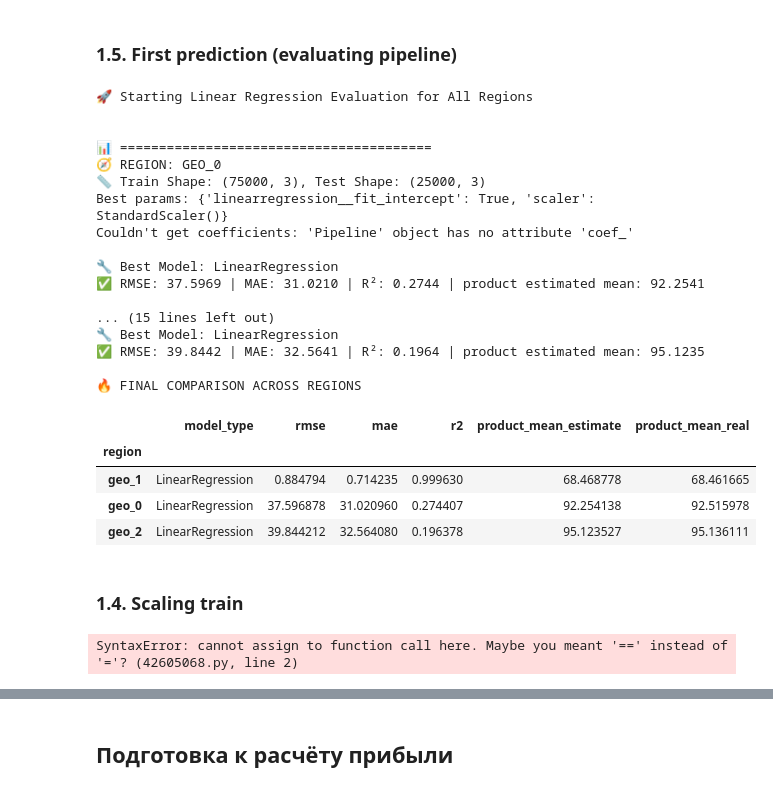
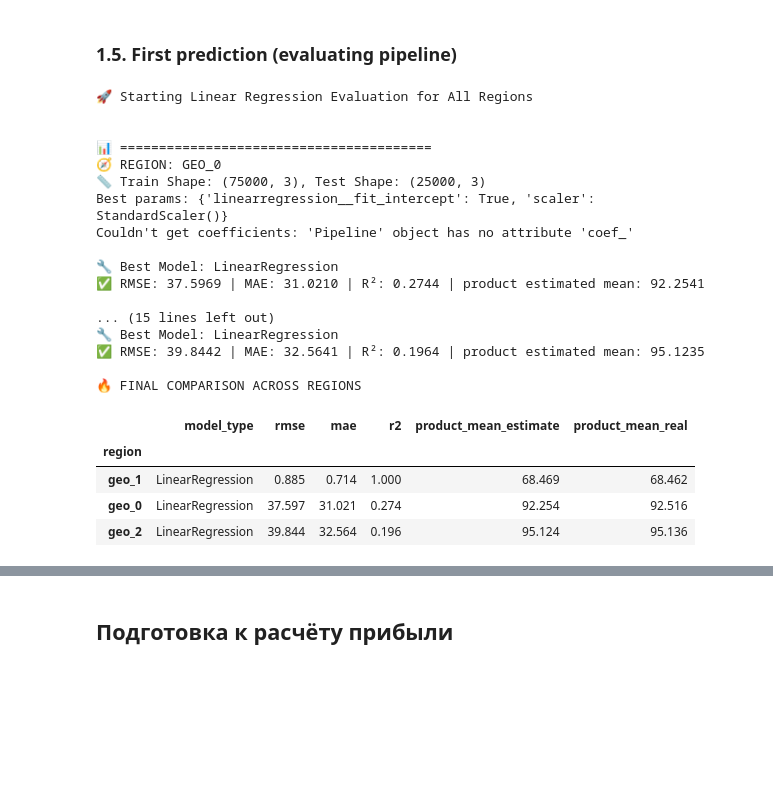
Before and after one commit to Galordas/YNDX_DS, a Jupyter notebook: 7/3. Выбор локации для скважины.ipynb, the cells around one changed output, grey strips where cells are left out. Cells and saved outputs as stored; diff of their text form; code cells hidden in the pictures; blank space fills up the shorter version.

```diff
--- a/7/3. Выбор локации для скважины.ipynb
+++ b/7/3. Выбор локации для скважины.ipynb
@@ -40,6 +40,11 @@ from sklearn.linear_model import LinearRegression
 from sklearn.model_selection import GridSearchCV
 from sklearn.metrics import mean_absolute_error, r2_score, mean_squared_error
 from sklearn.pipeline import Pipeline
+
+# Не ограничиваем максимальное количество отображающихся столбцов
+pd.set_option('display.max_columns', None)
+# Настроим, чтобы числа в датасетах отражались с 3 знаками после запятой;
+pd.set_option('display.float_format', '{:.3f}'.format)
 # %% [markdown]
 ### 1.1. Data
 # %%
@@ -218,3 +191,36 @@ plt.tight_layout()
 plt.show()
 # %% [output]
 [figure]
+# %%
+# Get unique geos and features
+geos = combined_df['geo'].unique()
+features = combined_df['Feature'].unique()
+
+# Create a 3x3 grid of subplots
+fig, axes = plt.subplots(3, 3, figsize=(15, 12))
+axes = axes.flatten()  # Flatten for easy iteration
+
+# Loop through each feature and geo
+for i, feature in enumerate(features):
+    for j, geo in enumerate(geos):
+        # Calculate the subplot index (0-8)
+        idx = i * len(geos) + j
+
+        # Filter data for this feature and geo
+        data = combined_df[(combined_df['Feature'] == feature) & (combined_df['geo'] == geo)]['Value']
+
+        # Plot histogram (bar plot with bins)
+        sns.histplot(
+            data=data,
+            bins=100,
+            kde=False,
+            ax=axes[idx],
+            color=sns.color_palette('viridis')[j]
+        )
+
+        axes[idx].set_title(f"{feature} | {geo}")
+        axes[idx].set_xlabel("Value")
+        axes[idx].set_ylabel("Count")
+
+plt.tight_layout()
+plt.show()
@@ -291,11 +299,12 @@ def train_and_evaluate(features_train, features_test, target_train, target_test)
     except Exception as e:
         print(f"Couldn't get coefficients: {str(e)}")
 
-    return metrics, best_model
+    return metrics, best_model, predictions
 # %% [markdown]
 ### 1.5. First prediction (evaluating pipeline)
 # %%
 final_results = {}
+all_predictions = {}
 print("🚀 Starting Linear Regression Evaluation for All Regions\n")
 
 for region_name, (X_train, X_test, y_train, y_test) in splits.items():
@@ -305,9 +314,9 @@ for region_name, (X_train, X_test, y_train, y_test) in splits.items():
         print(f"📏 Train Shape: {X_train.shape}, Test Shape: {X_test.shape}")
 
         # Train and evaluate
-        metrics, model = train_and_evaluate(X_train, X_test, y_train, y_test)
+        metrics, model, predictions = train_and_evaluate(X_train, X_test, y_train, y_test)
         final_results[region_name] = {'metrics': metrics, 'model': model}
-
+        all_predictions[region_name] = predictions
         # Enhanced output formatting
         print(f"\n🔧 Best Model: {metrics['model_type']}")
         print(f"✅ RMSE: {metrics['rmse']:.4f} | MAE: {metrics['mae']:.4f} | R²: {metrics['r2']:.4f} | product estimated mean: {metrics['product_mean_estimate']:.4f}" )
@@ -333,40 +342,33 @@ if final_results:
         # Create DataFrame from the list of dictionaries
         comparison_df = pd.DataFrame(metrics_list)
 
         # Set the index to be the region
         comparison_df = comparison_df.set_index('region')
 
         # Display the metrics we're interested in
         display_columns = ['model_type', 'rmse', 'mae', 'r2','product_mean_estimate','product_mean_real']
         display_df = comparison_df[display_columns]
         display(display_df.sort_values('rmse'))
 # %% [output]
 🚀 Starting Linear Regression Evaluation for All Regions
 
 
 📊 ========================================
 🧭 REGION: GEO_0
 📏 Train Shape: (75000, 3), Test Shape: (25000, 3)
 Best params: {'linearregression__fit_intercept': True, 'scaler': StandardScaler()}
 Couldn't get coefficients: 'Pipeline' object has no attribute 'coef_'
 
 🔧 Best Model: LinearRegression
 ✅ RMSE: 37.5969 | MAE: 31.0210 | R²: 0.2744 | product estimated mean: 92.2541
 
 ... (15 lines left out)
 🔧 Best Model: LinearRegression
 ✅ RMSE: 39.8442 | MAE: 32.5641 | R²: 0.1964 | product estimated mean: 95.1235
 
 🔥 FINAL COMPARISON ACROSS REGIONS
 |  | model_type | rmse | mae | r2 | product_mean_estimate | product_mean_real |
 | region |  |  |  |  |  |  |
-| geo_1 | LinearRegression | 0.884794 | 0.714235 | 0.999630 | 68.468778 | 68.461665 |
-| geo_0 | LinearRegression | 37.596878 | 31.020960 | 0.274407 | 92.254138 | 92.515978 |
-| geo_2 | LinearRegression | 39.844212 | 32.564080 | 0.196378 | 95.123527 | 95.136111 |
+| geo_1 | LinearRegression | 0.885 | 0.714 | 1.000 | 68.469 | 68.462 |
+| geo_0 | LinearRegression | 37.597 | 31.021 | 0.274 | 92.254 | 92.516 |
+| geo_2 | LinearRegression | 39.844 | 32.564 | 0.196 | 95.124 | 95.136 |
-# %% [markdown]
-### 1.4. Scaling train
-# %%
-scaler = StandardScaler()
-scaler.fit(features_train[numeric]) = scaler.transform(features_train[numeric])
-# %% [output]
-SyntaxError: cannot assign to function call here. Maybe you meant '==' instead of '='? (42605068.py, line 2)
```
Also changed, not shown: parts of 10 cells of this notebook, 2 other files.
